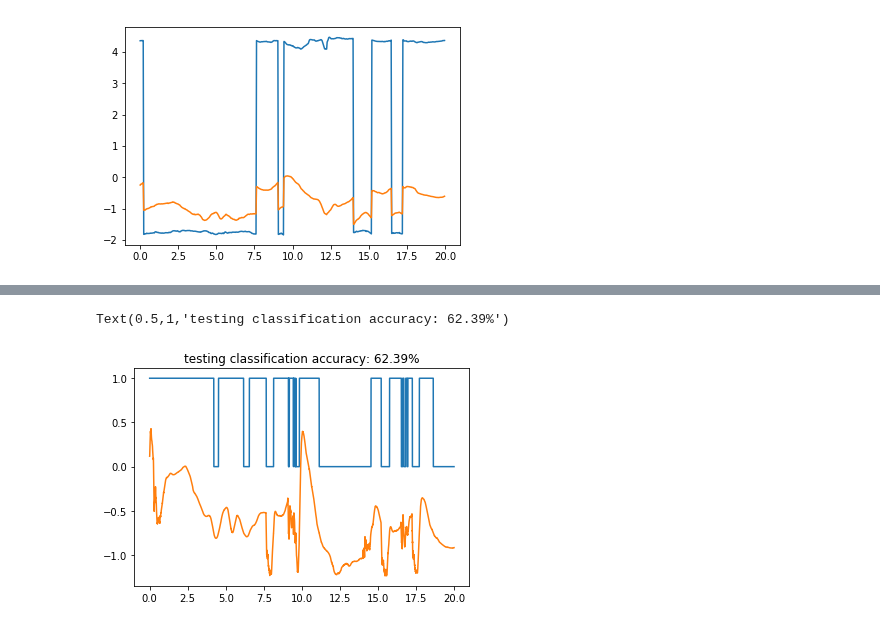
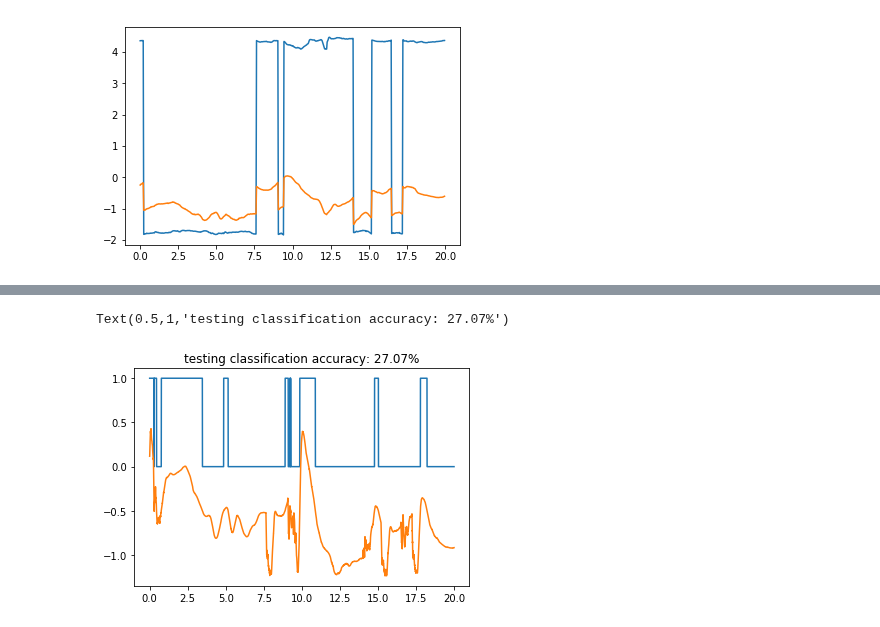
Before and after one commit to maddybartlett/NEN001, a Jupyter notebook: PatternInterpolation_MemoryTest-optimized.ipynb, the cells around one changed output, grey strips where cells are left out. Cells and saved outputs as stored; diff of their text form; code cells hidden in the pictures.

Commit message:
Changed accuracy calculation.
For training and testing on goal/noplay patterns, changed accuracy so that we look at how close the output values are to target.

```diff
--- a/PatternInterpolation_MemoryTest-optimized.ipynb
+++ b/PatternInterpolation_MemoryTest-optimized.ipynb
@@ -360,14 +362,14 @@ HtmlProgressBar cannot be displayed. Please use the TerminalProgressBar. It can
 # %%
 N = int(T_test*1000)
 
 v = aim_test_sim.data[p_result]
-classify = np.isclose(v, 0, atol=0.75)
+classify = np.isclose(v, 0, atol=0.5)
 classify[N:] = 1-classify[N:]
 score = np.mean(classify)
 
 plt.plot(aim_test_sim.trange(), classify)
 plt.plot(aim_test_sim.trange(), v)
 plt.title('testing classification accuracy: %1.2f%%' % (score*100))
 # %% [output]
-Text(0.5,1,'testing classification accuracy: 62.39%')
+Text(0.5,1,'testing classification accuracy: 27.07%')
-[figure, old version]
+[figure, new version]
```
Also changed, not shown: parts of 2 cells of this notebook.
